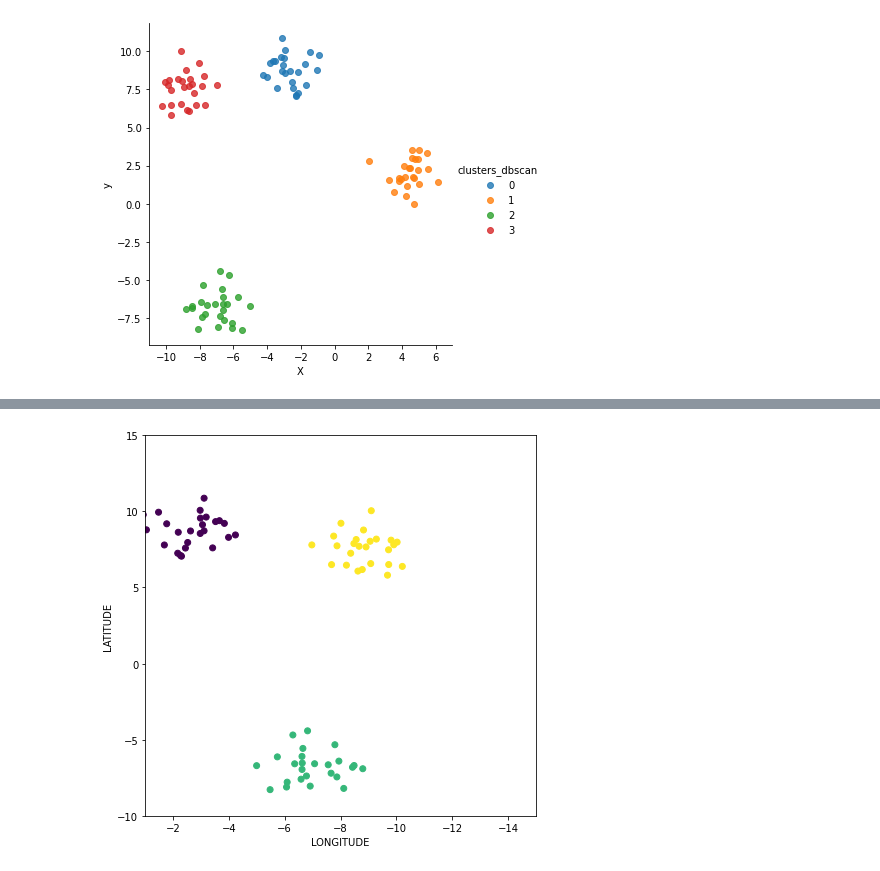
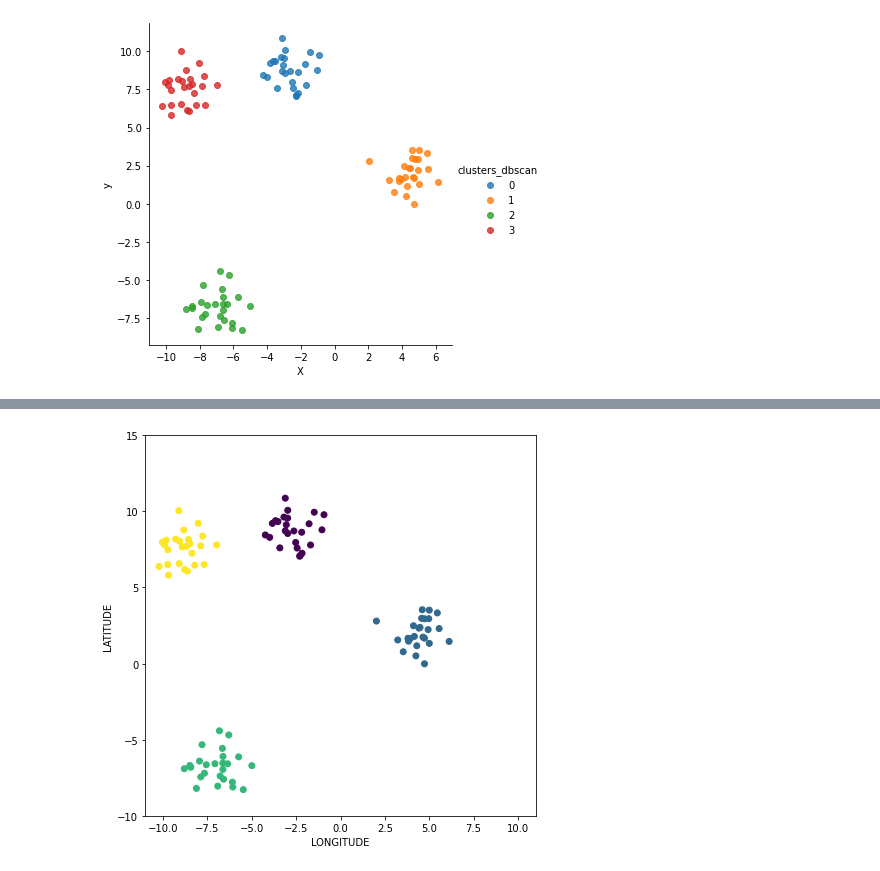
Before and after one commit to DSEI21000-S21/project-clustering-geological-samples, a Jupyter notebook: Project_notebook_final_JatinJain.ipynb, the cells around one changed output, grey strips where cells are left out. Drawn from its saved outputs; the diff is of its cells as text; code cells hidden in the pictures.

Commit message:
updated DBSCAN plots
updated DBSCAN plots

```diff
--- a/Project_notebook_final_JatinJain.ipynb
+++ b/Project_notebook_final_JatinJain.ipynb
@@ -1058,10 +1058,10 @@ df1
 # %%
 plt.subplots(figsize = (7,7))
 plt.scatter(df1['X'], df1['y'], c=df1['clusters_dbscan'])
-plt.xlim(-1, -15)
+plt.xlim(-11, 11)
 plt.ylim(-10,15)
 plt.xlabel('LONGITUDE')
 plt.ylabel('LATITUDE')
 plt.show()
 # %% [output]
-[figure, old version]
+[figure, new version]
```
Also changed, not shown: parts of 21 cells of this notebook.
